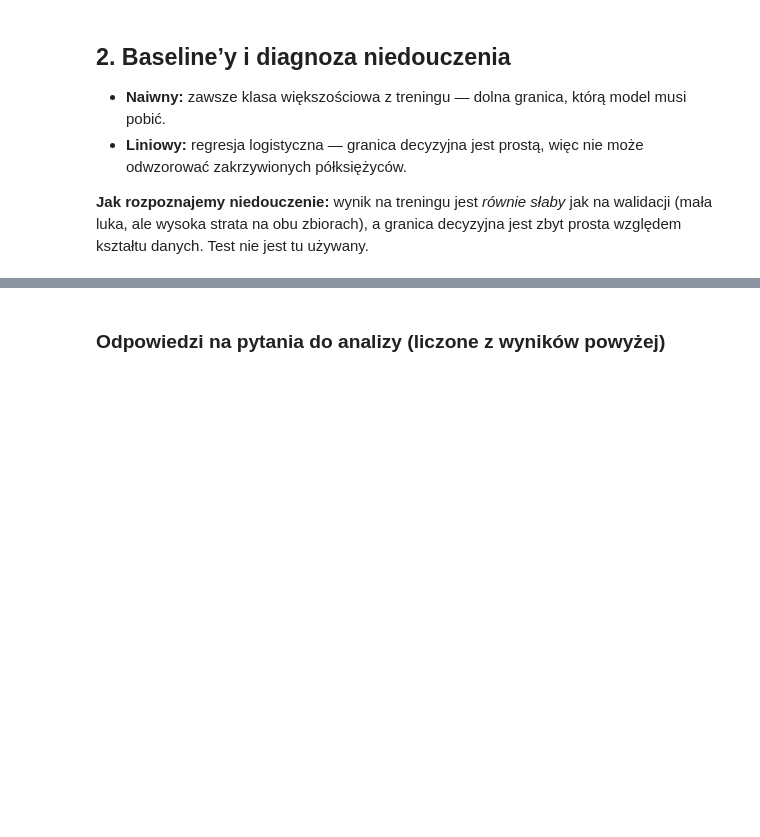
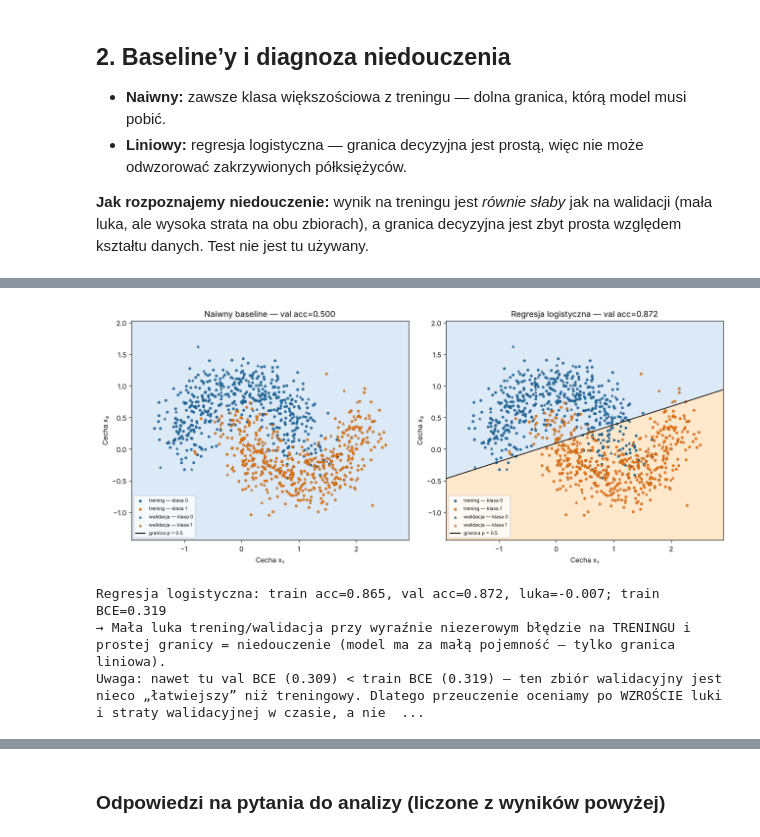
Before and after one commit to Main72/claudeTest, a Jupyter notebook: project1v2.0.ipynb, the cells around one changed output, grey strips where cells are left out. Saved outputs shown, nothing was run; the diff lists cells and outputs as text; code cells hidden in the pictures; blank space fills up the shorter version.

```diff
--- a/project1v2.0.ipynb
+++ b/project1v2.0.ipynb
@@ -140,17 +154,25 @@ baseline_df.round(3)
 # %%
 fig, axes = plt.subplots(1, 2, figsize=(13, 5.5))
 plot_boundary(axes[0], lambda G: dummy.predict_proba(G)[:, 1],
               f"Naiwny baseline — val acc={baseline_df.iloc[0]['val acc']:.3f}")
 plot_boundary(axes[1], lambda G: logreg.predict_proba(G)[:, 1],
               f"Regresja logistyczna — val acc={baseline_df.iloc[1]['val acc']:.3f}")
 plt.tight_layout()
 plt.show()
 
 lr_row = baseline_df.loc["regresja logistyczna"]
 print(f"Regresja logistyczna: train acc={lr_row['train acc']:.3f}, val acc={lr_row['val acc']:.3f}, "
       f"luka={lr_row['train acc'] - lr_row['val acc']:+.3f}; train BCE={lr_row['train BCE']:.3f}")
 print("→ Mała luka trening/walidacja przy wyraźnie niezerowym błędzie na TRENINGU i prostej granicy = niedouczenie "
       "(model ma za małą pojemność — tylko granica liniowa).")
+print(f"Uwaga: nawet tu val BCE ({lr_row['val BCE']:.3f}) < train BCE ({lr_row['train BCE']:.3f}) — ten zbiór walidacyjny "
+      "jest nieco „łatwiejszy” niż treningowy. Dlatego przeuczenie oceniamy po WZROŚCIE luki i straty walidacyjnej "
+      "w czasie, a nie po samym znaku luki.")
+# %% [output]
+[figure, added]
+Regresja logistyczna: train acc=0.865, val acc=0.872, luka=-0.007; train BCE=0.319
+→ Mała luka trening/walidacja przy wyraźnie niezerowym błędzie na TRENINGU i prostej granicy = niedouczenie (model ma za małą pojemność — tylko granica liniowa).
+Uwaga: nawet tu val BCE (0.309) < train BCE (0.319) — ten zbiór walidacyjny jest nieco „łatwiejszy” niż treningowy. Dlatego przeuczenie oceniamy po WZROŚCIE luki i straty walidacyjnej w czasie, a nie  ...
 # %% [markdown]
 **Dlaczego model liniowy nie jest równoważny z MLP:** regresja logistyczna liczy `σ(w·x + b)`, więc zbiór `p = 0.5` to zawsze prosta. MLP z nieliniowymi aktywacjami ReLU składa wiele odcinkowo-liniowych fragmentów i potrafi wygiąć granicę wzdłuż półksiężyców. Naiwny baseline ma F1 = 0, bo nigdy nie przewiduje klasy 1.
 
```
Also changed, not shown: parts of 26 cells of this notebook.
